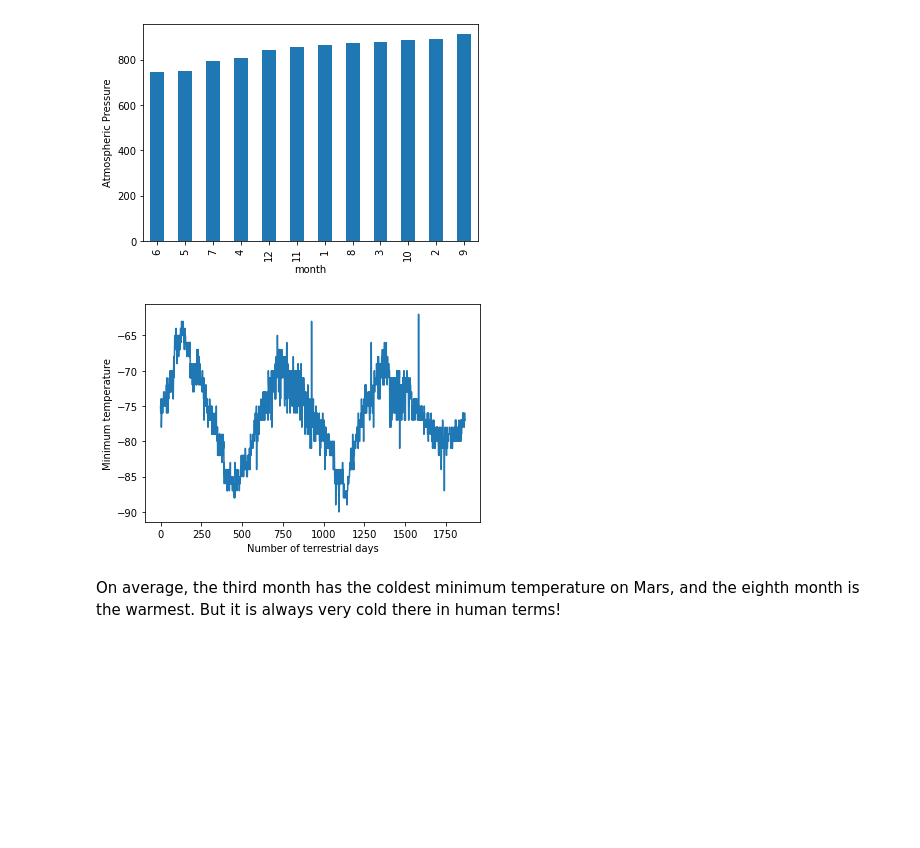
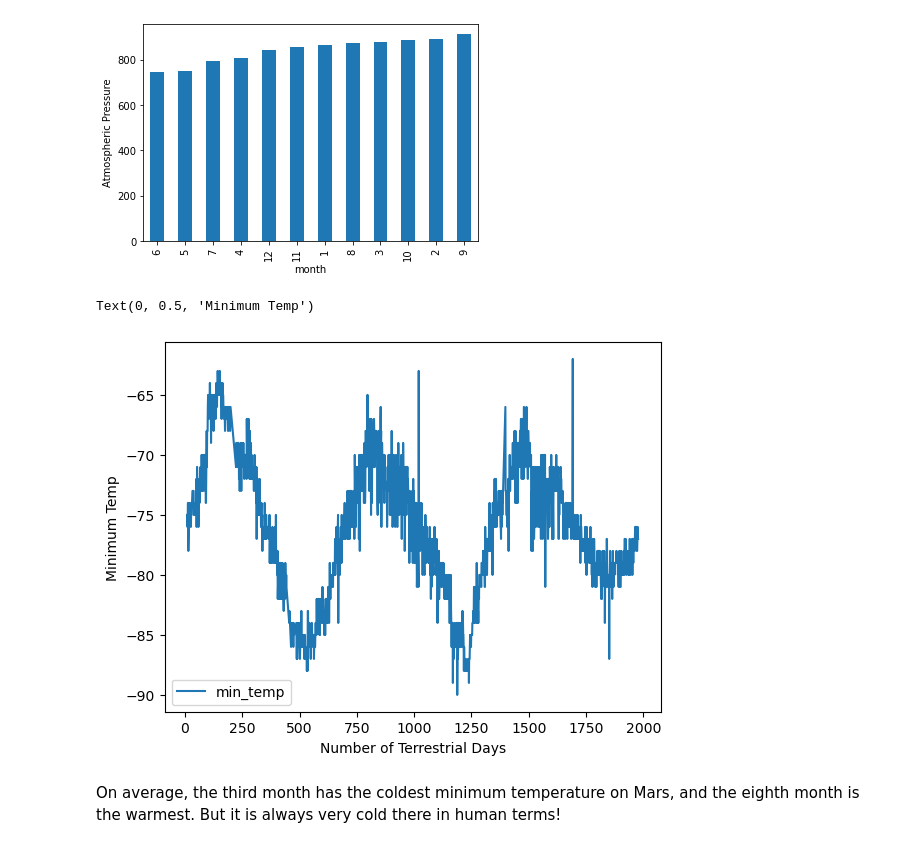
Before and after one commit to Nacho567/Mission-to-Mars, a Jupyter notebook: Final_Code/part_2_mars_weather.ipynb, the cells around one changed output. Saved outputs shown, nothing was run; the diff lists cells and outputs as text; code cells hidden in the pictures; blank space fills up the shorter version.

```diff
--- a/Final_Code/part_2_mars_weather.ipynb
+++ b/Final_Code/part_2_mars_weather.ipynb
@@ -225,12 +205,13 @@ ax.set_ylabel('Atmospheric Pressure')
 [figure]
 # %%
 # 5. How many terrestrial (earth) days are there in a Martian year?
-ax = df.plot(x='terrestrial_date', y='min_temp')
+ax = df.plot(x='sol', y='min_temp')
 ax.set_xlabel('Number of Terrestrial Days')
 ax.set_ylabel('Minimum Temp')
 #date vs sol?
 # %% [output]
+Text(0, 0.5, 'Minimum Temp')
-[figure, old version]
+[figure, new version]
 # %% [markdown]
 On average, the third month has the coldest minimum temperature on Mars, and the eighth month is the warmest. But it is always very cold there in human terms!
 # %% [markdown]
```
Also changed, not shown: parts of 4 cells of this notebook, 1 other file.
